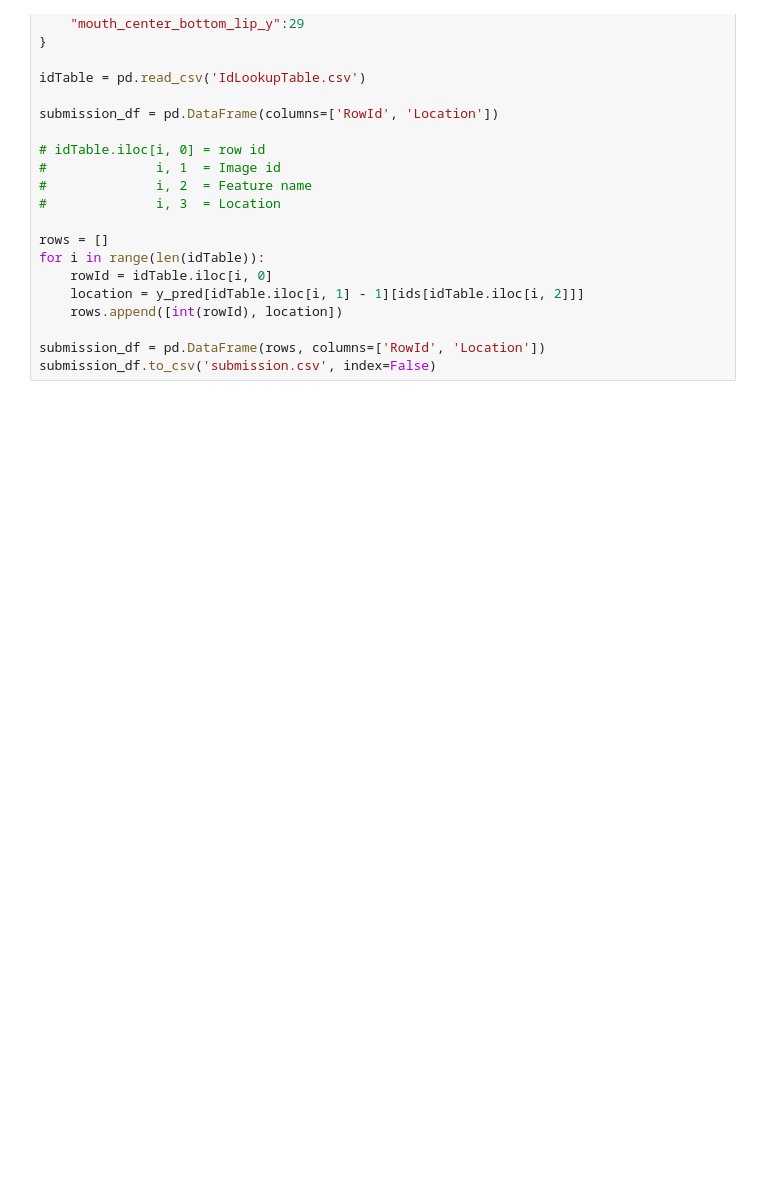
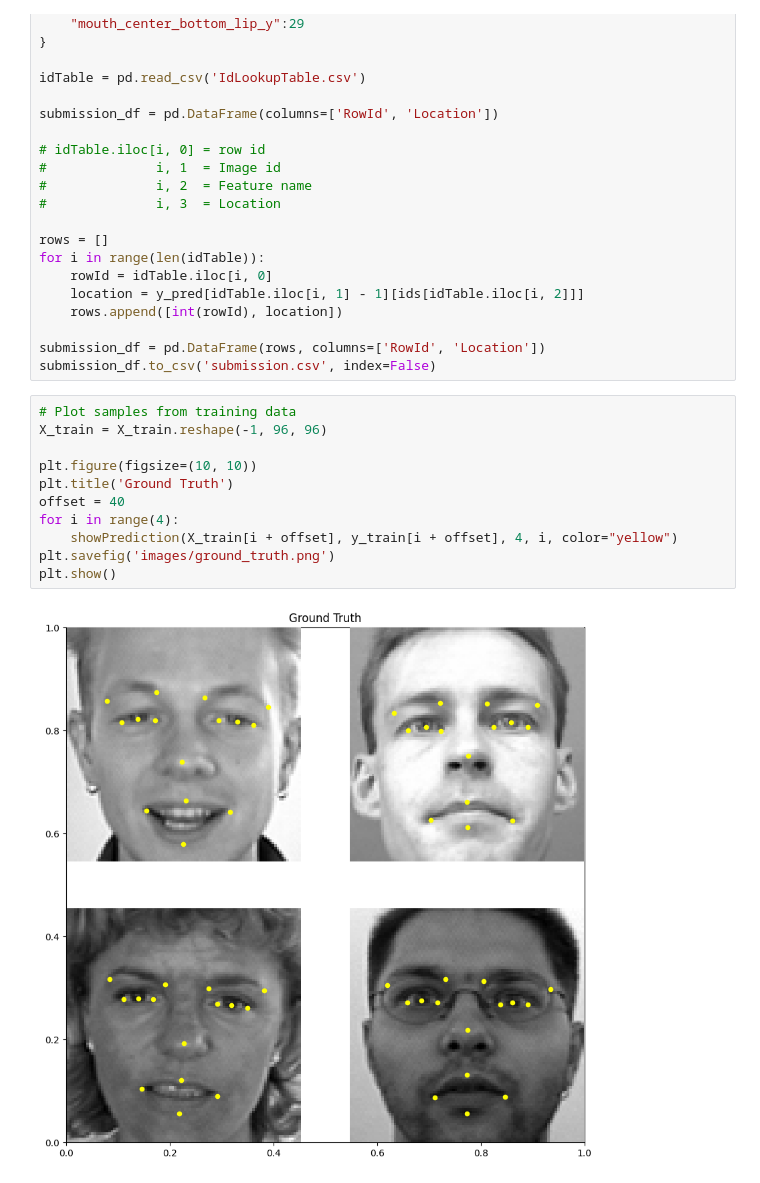
Before and after one commit to Jespy616/Facial-Keypoint-Detection, a Jupyter notebook: torchFinalProcject.ipynb, the cells around one changed output. Cells and saved outputs as stored; diff of their text form; blank space fills up the shorter version.

```diff
--- a/torchFinalProcject.ipynb
+++ b/torchFinalProcject.ipynb
@@ -265,6 +266,19 @@ for i in range(len(idTable)):
 
 submission_df = pd.DataFrame(rows, columns=['RowId', 'Location'])
 submission_df.to_csv('submission.csv', index=False)
+# %%
+# Plot samples from training data
+X_train = X_train.reshape(-1, 96, 96)
+
+plt.figure(figsize=(10, 10))
+plt.title('Ground Truth')
+offset = 40
+for i in range(4):
+    showPrediction(X_train[i + offset], y_train[i + offset], 4, i, color="yellow")
+plt.savefig('images/ground_truth.png')
+plt.show()
+# %% [output]
+[figure, added]
 # %%
 from sklearn.metrics import roc_curve, auc
 
```
Also changed, not shown: parts of 3 cells of this notebook, 4 other files.
